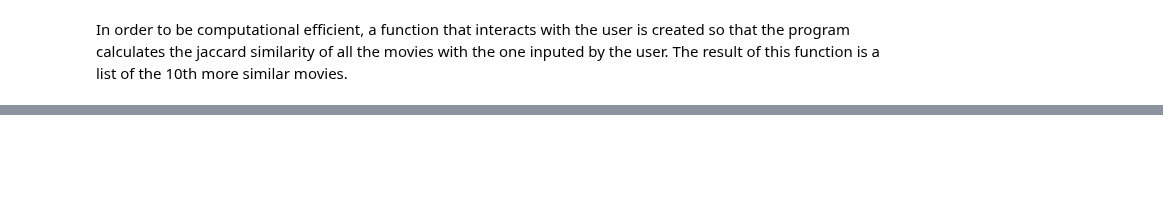
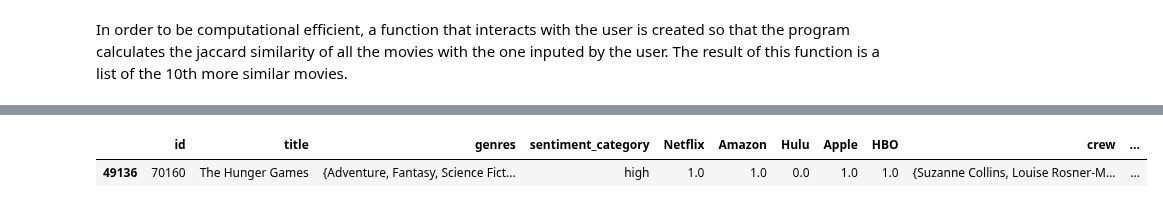
Before and after one commit to paulagambus/ctds_project, a Jupyter notebook: final_notebook.ipynb, the cells around one changed output, grey strips where cells are left out. Cells and saved outputs as stored; diff of their text form; code cells hidden in the pictures; blank space fills up the shorter version.

```diff
--- a/final_notebook.ipynb
+++ b/final_notebook.ipynb
@@ -406,0 +417,6 @@ top_10_df
+# %%
+# check the data with title 'The Hunger Games'
+data[data['title'] == 'The Hunger Games']
+# %% [output]
+|  | id | title | genres | sentiment_category | Netflix | Amazon | Hulu | Apple | HBO | crew | ... |
+| 49136 | 70160 | The Hunger Games | {Adventure, Fantasy, Science Fict... | high | 1.0 | 1.0 | 0.0 | 1.0 | 1.0 | {Suzanne Collins, Louise Rosner-M... | ... |
```
Also changed, not shown: parts of 13 cells of this notebook.
